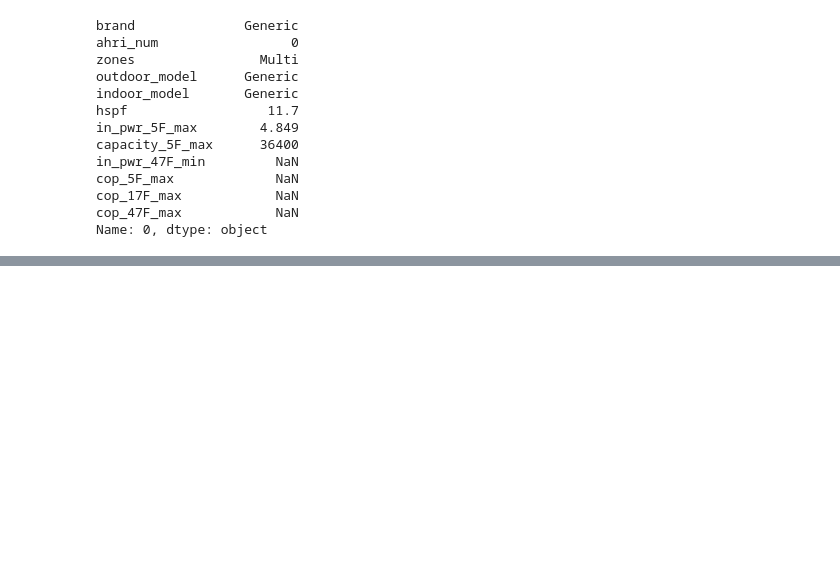
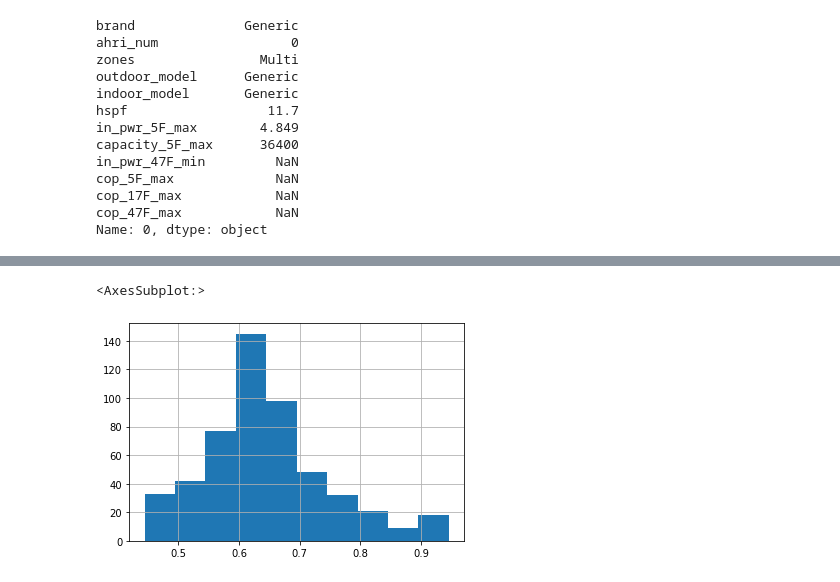
Before and after one commit to alanmitchell/heat-pump-calc, a Jupyter notebook: library_test.ipynb, the cells around one changed output, grey strips where cells are left out. Saved outputs shown, nothing was run; the diff lists cells and outputs as text; code cells hidden in the pictures; blank space fills up the shorter version.

```diff
--- a/library_test.ipynb
+++ b/library_test.ipynb
@@ -505,3 +508,9 @@ cop_5F_max             NaN
 cop_17F_max            NaN
 cop_47F_max            NaN
 Name: 0, dtype: object
+# %%
+dfh = library.df_heatpumps
+dfh['cop_5F'] = dfh.capacity_5F_max / dfh.in_pwr_5F_max / 3413
+dfh['hspf_cop'] = dfh.hspf / 3.413
+dfh['cop_5F_ratio'] = dfh.cop_5F / dfh.hspf_cop
+dfh.head()
@@ -507,0 +524,5 @@ Name: 0, dtype: object
+# %%
+dfh.cop_5F_ratio.hist()
+# %% [output]
+<AxesSubplot:>
+[figure, added]
```
Also changed, not shown: parts of 6 cells of this notebook, 2 other files.
